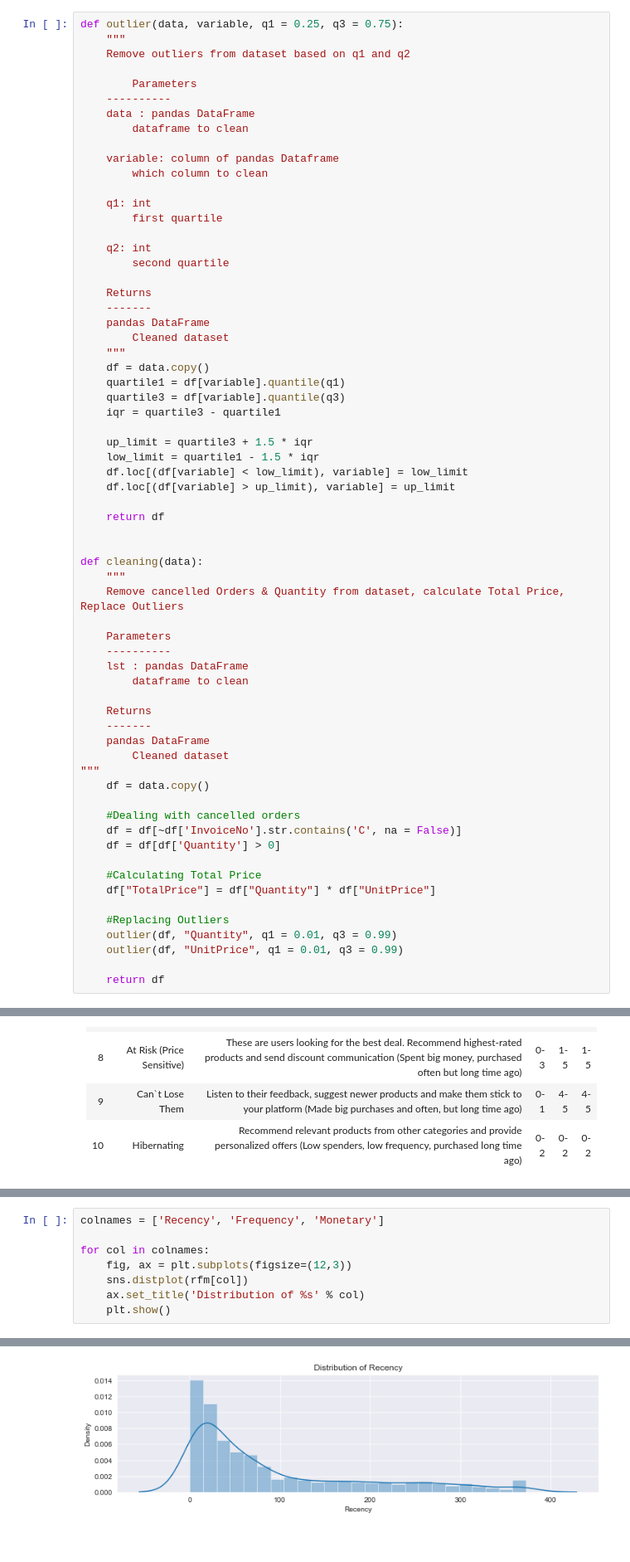
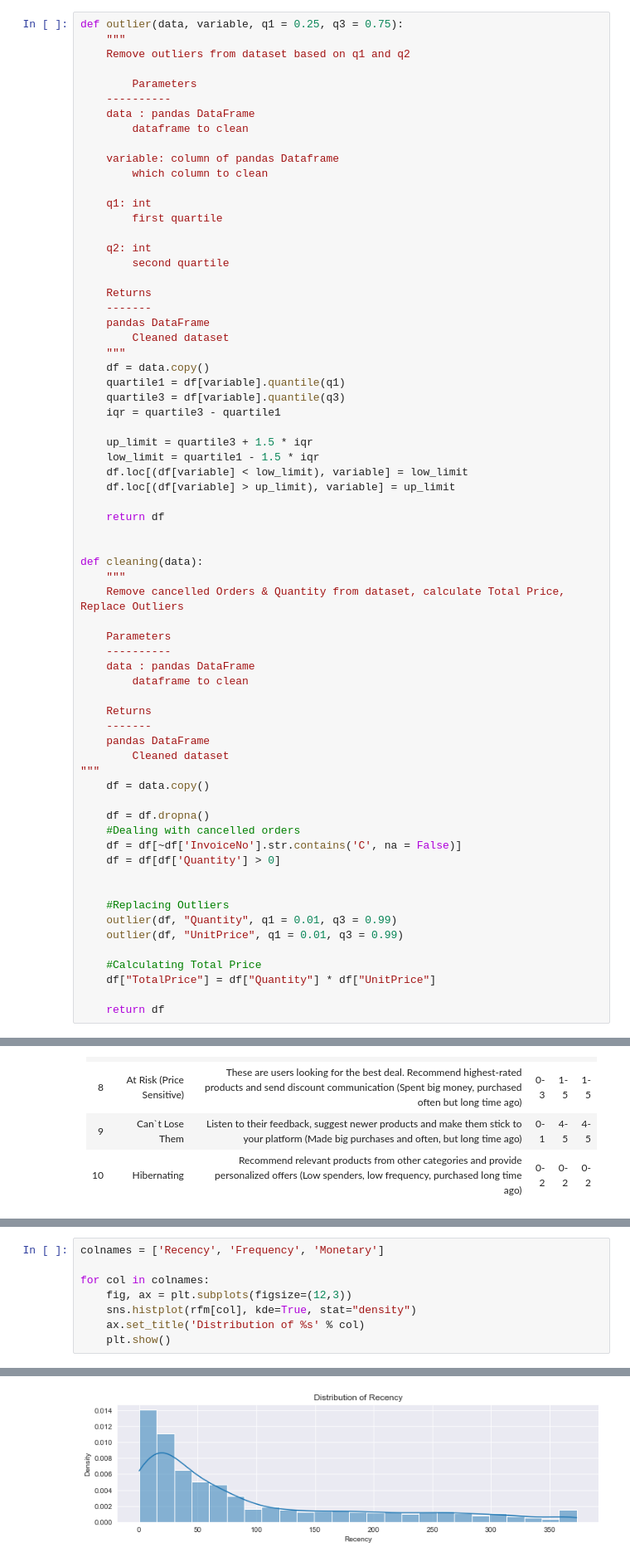
Before and after one commit to ubco-W2022T1-cosc301/project-group31, a Jupyter notebook: notebooks/analysis1.ipynb, the cells around one changed output, grey strips where cells are left out. Shown at 83% size. Saved outputs shown, nothing was run; the diff lists cells and outputs as text.

```diff
--- a/notebooks/analysis1.ipynb
+++ b/notebooks/analysis1.ipynb
@@ -142,7 +143,7 @@ def cleaning(data):
 
     Parameters
     ----------
-    lst : pandas DataFrame
+    data : pandas DataFrame
         dataframe to clean
 
     Returns
@@ -152,17 +153,19 @@ def cleaning(data):
 """
     df = data.copy()
 
+    df = df.dropna()
     #Dealing with cancelled orders
     df = df[~df['InvoiceNo'].str.contains('C', na = False)]
     df = df[df['Quantity'] > 0]
 
-    #Calculating Total Price
-    df["TotalPrice"] = df["Quantity"] * df["UnitPrice"]
 
     #Replacing Outliers
     outlier(df, "Quantity", q1 = 0.01, q3 = 0.99)
     outlier(df, "UnitPrice", q1 = 0.01, q3 = 0.99)
 
+    #Calculating Total Price
+    df["TotalPrice"] = df["Quantity"] * df["UnitPrice"]
+
     return df
 # %%
 data = cleaning(data)
@@ -440,7 +457,7 @@ colnames = ['Recency', 'Frequency', 'Monetary']
 
 for col in colnames:
     fig, ax = plt.subplots(figsize=(12,3))
-    sns.distplot(rfm[col])
+    sns.histplot(rfm[col], kde=True, stat="density")
     ax.set_title('Distribution of %s' % col)
     plt.show()
 # %% [output]
@@ -454 +464 @@ https://gist.github.com/mwaskom/de44147ed2974457ad6372750bbe5751
-[figure, old version]
+[figure, new version]
```
Also changed, not shown: parts of 8 cells of this notebook.
